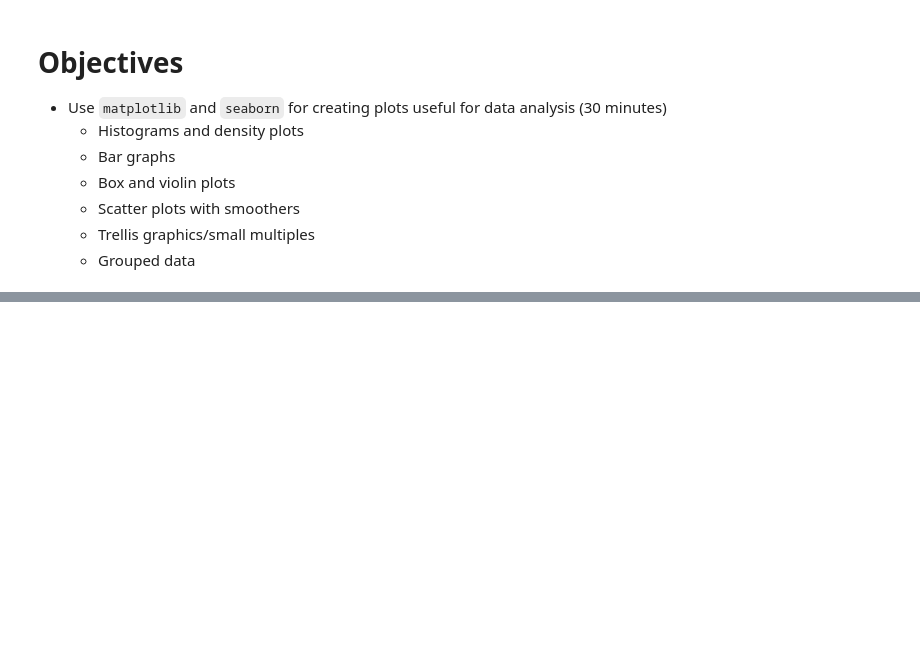
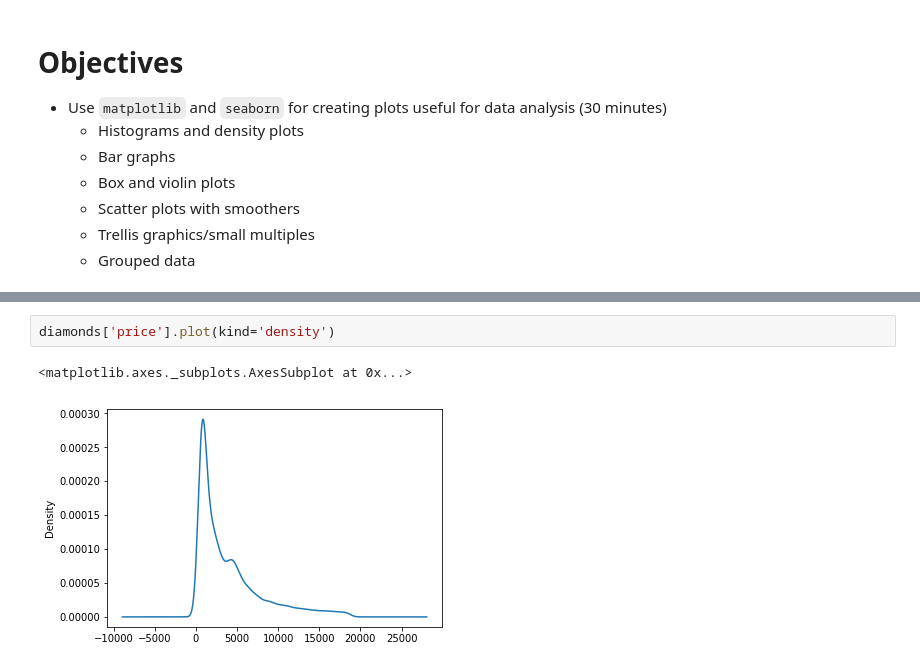
Before and after one commit to webbedfeet/PyDataMiami, a Jupyter notebook: tutorial.ipynb, the cells around one changed output, grey strips where cells are left out. Drawn from its saved outputs; the diff is of its cells as text; blank space fills up the shorter version.

```diff
--- a/tutorial.ipynb
+++ b/tutorial.ipynb
@@ -37,0 +664,5 @@
+# %%
+diamonds['price'].plot(kind='density')
+# %% [output]
+<matplotlib.axes._subplots.AxesSubplot at 0x...>
+[figure, added]
```
Also changed, not shown: parts of 148 cells of this notebook, 28 other files.
